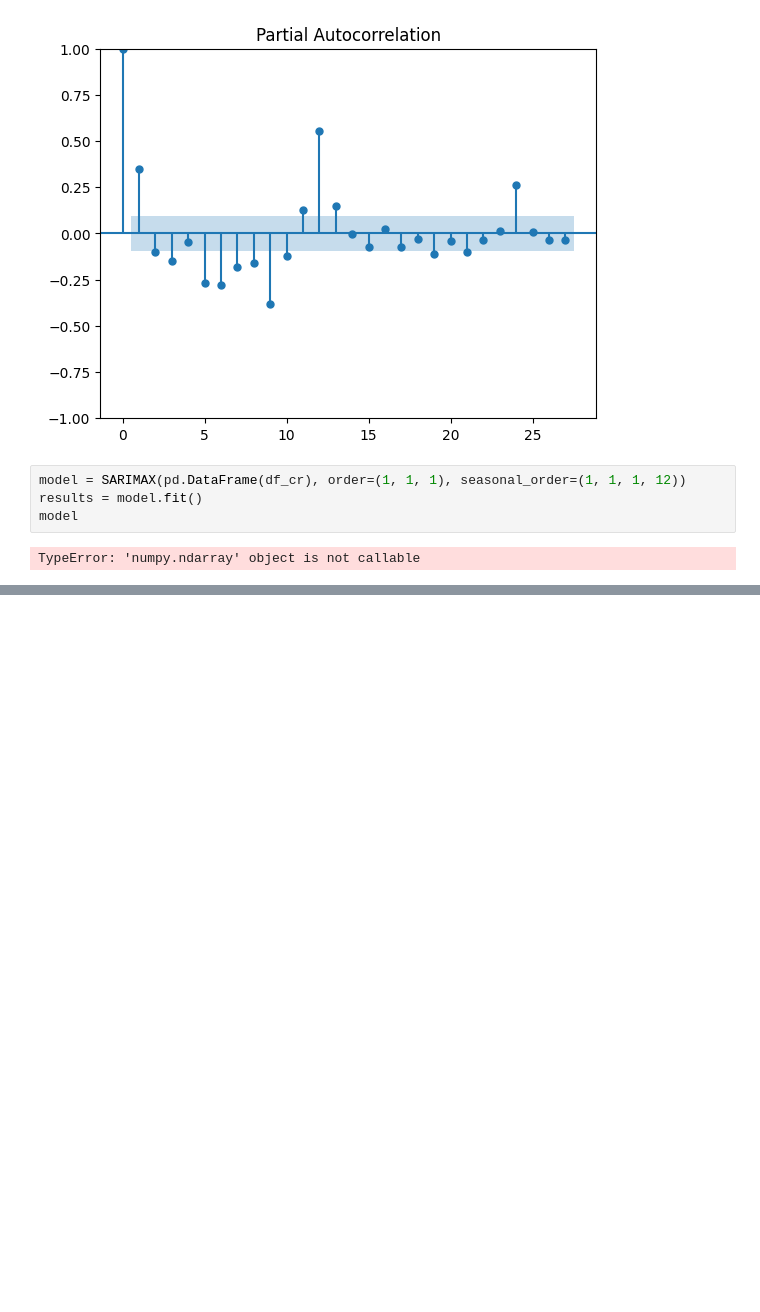
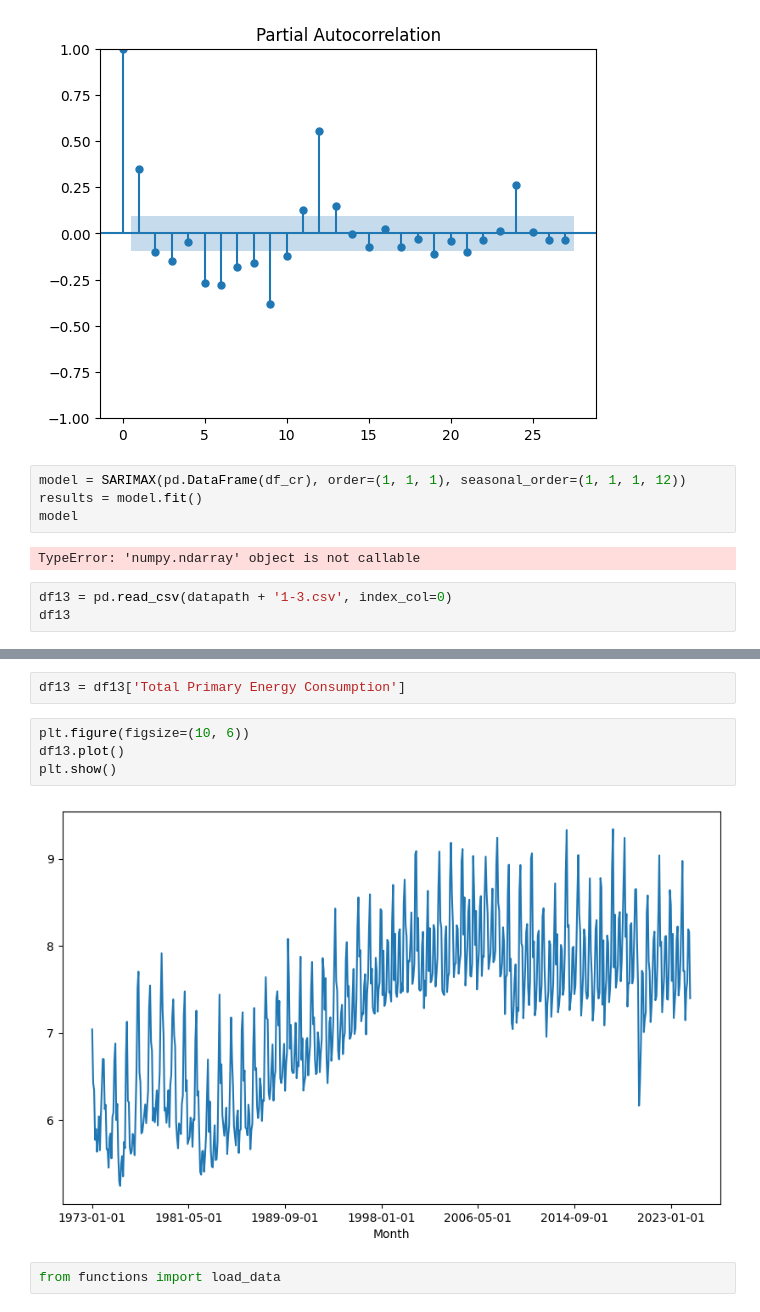
Before and after one commit to bktakacs/springboard_dsc_capstone3, a Jupyter notebook: first.ipynb, the cells around one changed output, grey strips where cells are left out. Cells and saved outputs as stored; diff of their text form; blank space fills up the shorter version.

```diff
--- a/first.ipynb
+++ b/first.ipynb
@@ -702,3 +693,6 @@ results = model.fit()
 model
 # %% [output]
 TypeError: 'numpy.ndarray' object is not callable
+# %%
+df13 = pd.read_csv(datapath + '1-3.csv', index_col=0)
+df13
@@ -704,0 +730,10 @@ TypeError: 'numpy.ndarray' object is not callable
+# %%
+df13 = df13['Total Primary Energy Consumption']
+# %%
+plt.figure(figsize=(10, 6))
+df13.plot()
+plt.show()
+# %% [output]
+[figure, added]
+# %%
+from functions import load_data
```
Also changed, not shown: parts of 6 cells of this notebook, 1 other file.
